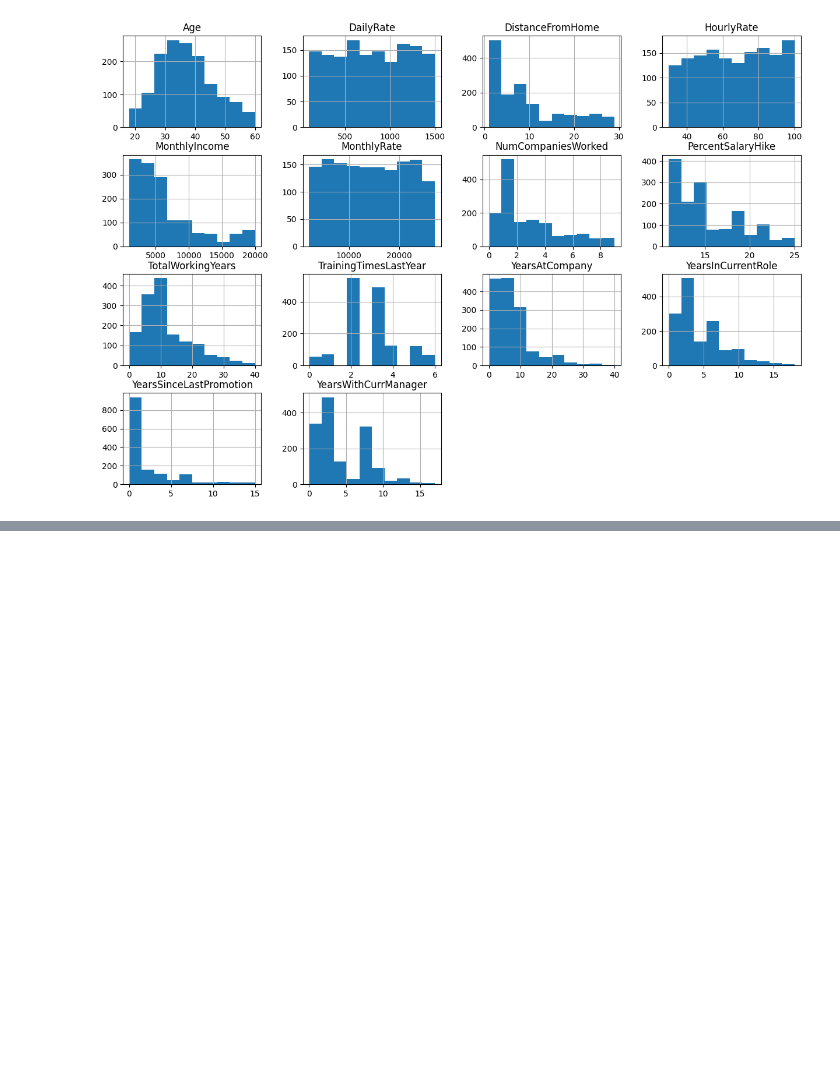
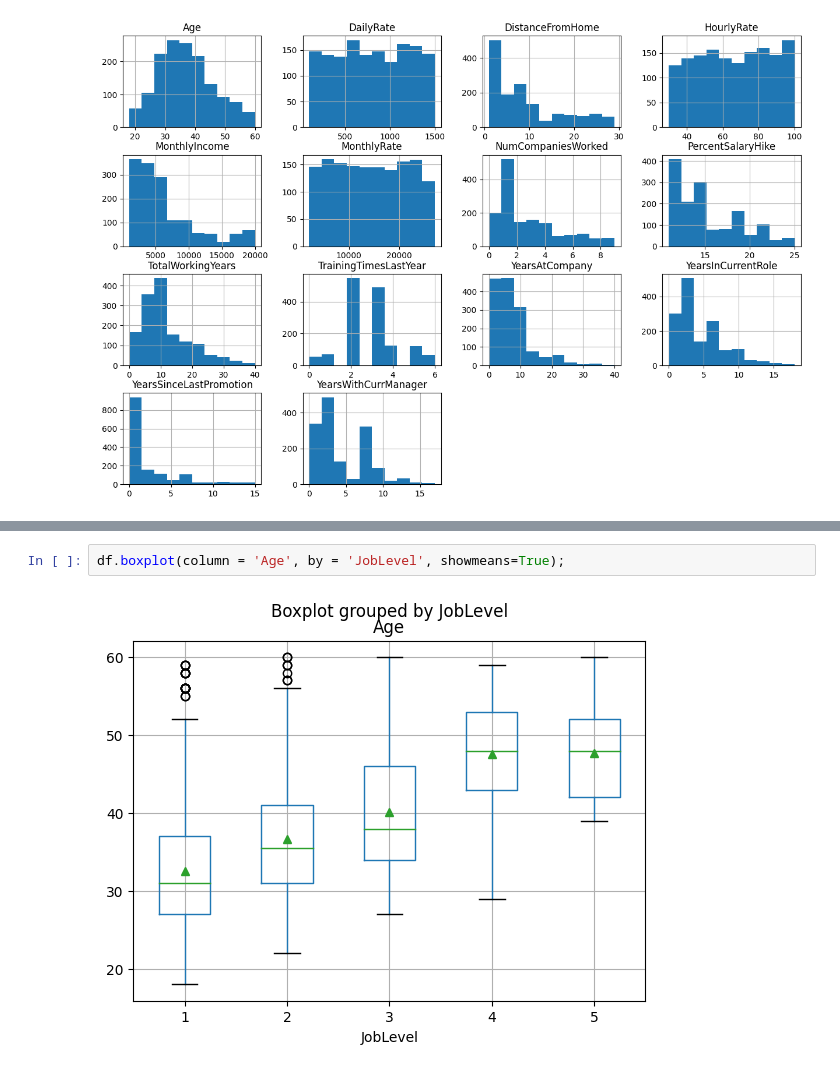
Before and after one commit to stephanyresque/projeto-IBM, a Jupyter notebook: projeto_IBM.ipynb, the cells around one changed output, grey strips where cells are left out. Drawn from its saved outputs; the diff is of its cells as text; blank space fills up the shorter version.

```diff
--- a/projeto_IBM.ipynb
+++ b/projeto_IBM.ipynb
@@ -1757,0 +1803,4 @@ df[colunas_numericas].hist(figsize = (15,10));
+# %%
+df.boxplot(column = 'Age', by = 'JobLevel', showmeans=True);
+# %% [output]
+[figure, added]
```
Also changed, not shown: parts of 12 cells of this notebook.
